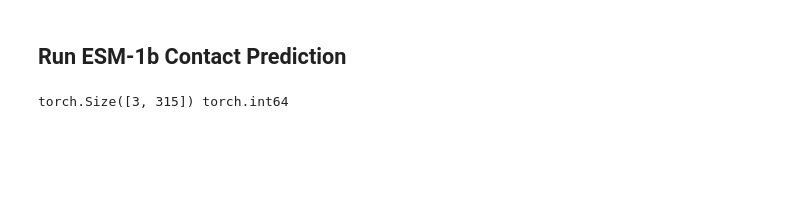
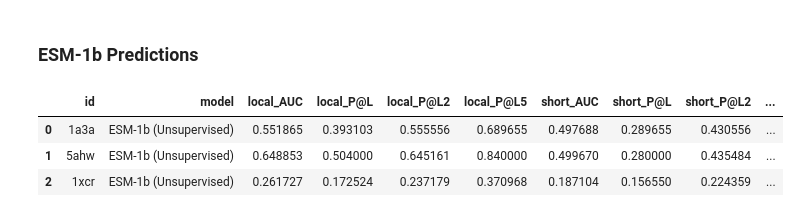
Before and after one commit to facebookresearch/esm, a Jupyter notebook: examples/contact_prediction.ipynb, the cells around one changed output. Drawn from its saved outputs; the diff is of its cells as text; code cells hidden in the pictures; blank space fills up the shorter version.

```diff
--- a/examples/contact_prediction.ipynb
+++ b/examples/contact_prediction.ipynb
@@ -45,5 +375,27 @@ def read_msa(filename: str, nseq: int) -> List[Tuple[str, str]]:
+# %%
+# This is where the data is actually read in
+PDB_IDS = ["1a3a", "5ahw", "1xcr"]
+
+structures = {
+    name.lower(): bsio.load_structure(f"{name.upper()}.cif")
+    for name in PDB_IDS
+}
+
+contacts = {
+    name: contacts_from_pdb(structure, chain="A")
+    for name, structure in structures.items()
+}
+
+msas = {
+    name: read_msa(f"{name.lower()}_1_A.a3m")
+    for name in PDB_IDS
+}
+
+sequences = {
+    name: msa[0] for name, msa in msas.items()
+}
 # %% [markdown]
-## Run ESM-1b Contact Prediction
+### ESM-1b Predictions
 # %%
 esm1b, esm1b_alphabet = esm.pretrained.esm1b_t33_650M_UR50S()
 esm1b = esm1b.eval().cuda()
@@ -57,6 +402,0 @@ esm1b_data = [
-# %%
-esm1b_batch_labels, esm1b_batch_strs, esm1b_batch_tokens = esm1b_batch_converter(esm1b_data)
-esm1b_batch_tokens = esm1b_batch_tokens.cuda()
-print(esm1b_batch_tokens.size(), esm1b_batch_tokens.dtype)  # Should be a 2D tensor with dtype torch.int64.
-# %% [output]
-torch.Size([3, 315]) torch.int64
@@ -66,2 +403,19 @@ esm1b_contacts = esm1b.predict_contacts(esm1b_batch_tokens).cpu()
+# %%
+esm1b_predictions = {}
+esm1b_results = []
+for name, inputs in sequences.items():
+    esm1b_batch_labels, esm1b_batch_strs, esm1b_batch_tokens = esm1b_batch_converter([inputs])
+    esm1b_batch_tokens = esm1b_batch_tokens.to(next(esm1b.parameters()).device)
+    esm1b_predictions[name] = esm1b.predict_contacts(esm1b_batch_tokens)[0].cpu()
+    metrics = {"id": name, "model": "ESM-1b (Unsupervised)"}
+    metrics.update(evaluate_prediction(esm1b_predictions[name], contacts[name]))
+    esm1b_results.append(metrics)
+esm1b_results = pd.DataFrame(esm1b_results)
+display(esm1b_results)
+# %% [output]
+|  | id | model | local_AUC | local_P@L | local_P@L2 | local_P@L5 | short_AUC | short_P@L | short_P@L2 | ... |
+| 0 | 1a3a | ESM-1b (Unsupervised) | 0.551865 | 0.393103 | 0.555556 | 0.689655 | 0.497688 | 0.289655 | 0.430556 | ... |
+| 1 | 5ahw | ESM-1b (Unsupervised) | 0.648853 | 0.504000 | 0.645161 | 0.840000 | 0.499670 | 0.280000 | 0.435484 | ... |
+| 2 | 1xcr | ESM-1b (Unsupervised) | 0.261727 | 0.172524 | 0.237179 | 0.370968 | 0.187104 | 0.156550 | 0.224359 | ... |
 # %%
 fig, axes = plt.subplots(figsize=(18, 6), ncols=3)
```
Also changed, not shown: parts of 34 cells of this notebook.
